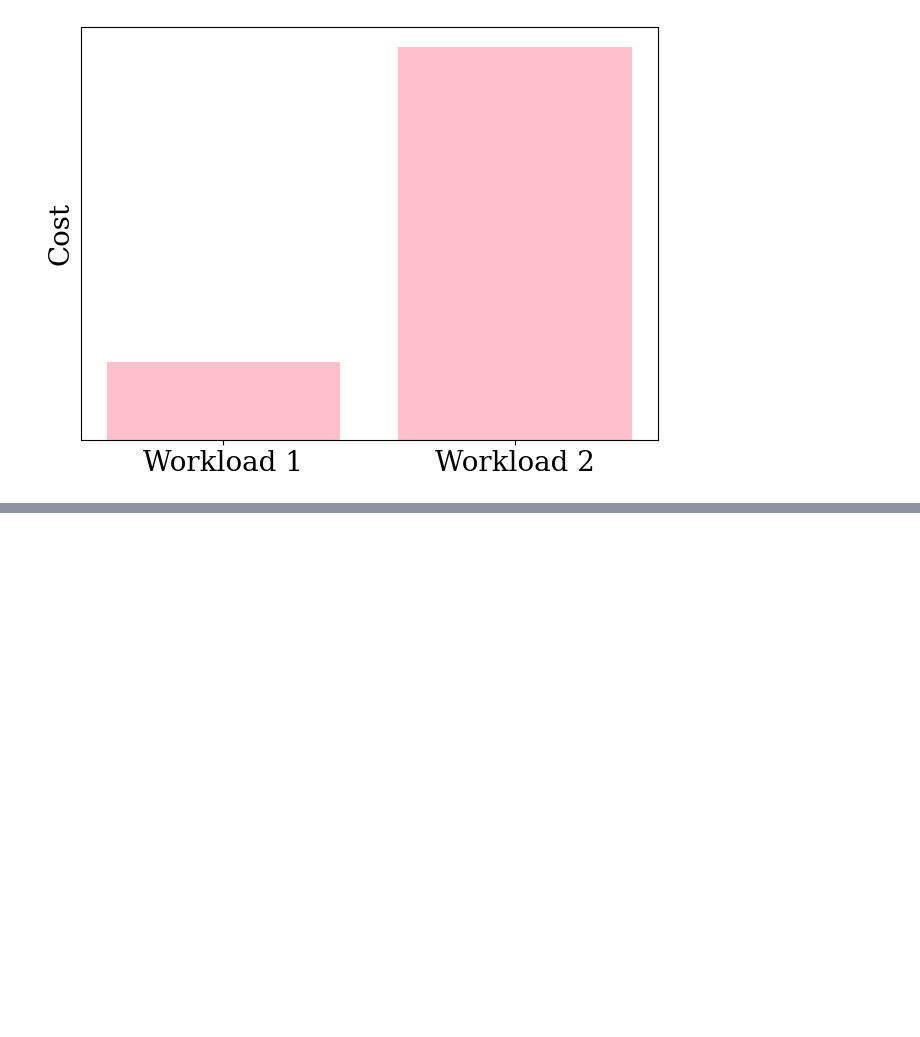
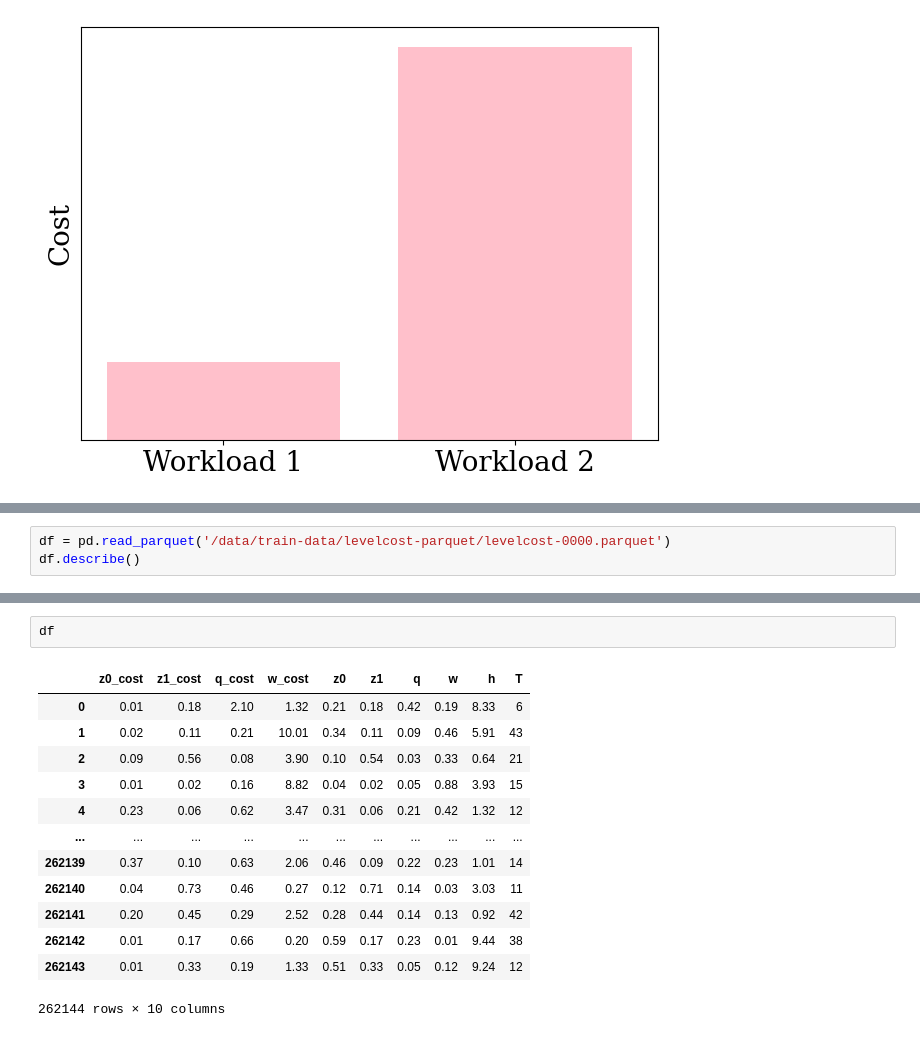
Before and after one commit to ephoris/endure-jupyter, a Jupyter notebook: experiments/playground.ipynb, the cells around one changed output, grey strips where cells are left out. Drawn from its saved outputs; the diff is of its cells as text; blank space fills up the shorter version.

```diff
--- a/experiments/playground.ipynb
+++ b/experiments/playground.ipynb
@@ -50,0 +71,3 @@ plt.show()
+# %%
+df = pd.read_parquet('/data/train-data/levelcost-parquet/levelcost-0000.parquet')
+df.describe()
@@ -50,0 +84,16 @@ plt.show()
+# %%
+df
+# %% [output]
+|  | z0_cost | z1_cost | q_cost | w_cost | z0 | z1 | q | w | h | T |
+| 0 | 0.01 | 0.18 | 2.10 | 1.32 | 0.21 | 0.18 | 0.42 | 0.19 | 8.33 | 6 |
+| 1 | 0.02 | 0.11 | 0.21 | 10.01 | 0.34 | 0.11 | 0.09 | 0.46 | 5.91 | 43 |
+| 2 | 0.09 | 0.56 | 0.08 | 3.90 | 0.10 | 0.54 | 0.03 | 0.33 | 0.64 | 21 |
+| 3 | 0.01 | 0.02 | 0.16 | 8.82 | 0.04 | 0.02 | 0.05 | 0.88 | 3.93 | 15 |
+| 4 | 0.23 | 0.06 | 0.62 | 3.47 | 0.31 | 0.06 | 0.21 | 0.42 | 1.32 | 12 |
+| ... | ... | ... | ... | ... | ... | ... | ... | ... | ... | ... |
+| 262139 | 0.37 | 0.10 | 0.63 | 2.06 | 0.46 | 0.09 | 0.22 | 0.23 | 1.01 | 14 |
+| 262140 | 0.04 | 0.73 | 0.46 | 0.27 | 0.12 | 0.71 | 0.14 | 0.03 | 3.03 | 11 |
+| 262141 | 0.20 | 0.45 | 0.29 | 2.52 | 0.28 | 0.44 | 0.14 | 0.13 | 0.92 | 42 |
+| 262142 | 0.01 | 0.17 | 0.66 | 0.20 | 0.59 | 0.17 | 0.23 | 0.01 | 9.44 | 38 |
+| 262143 | 0.01 | 0.33 | 0.19 | 1.33 | 0.51 | 0.33 | 0.05 | 0.12 | 9.24 | 12 |
+262144 rows × 10 columns
```
Also changed, not shown: parts of 2 cells of this notebook, 4 other files.
